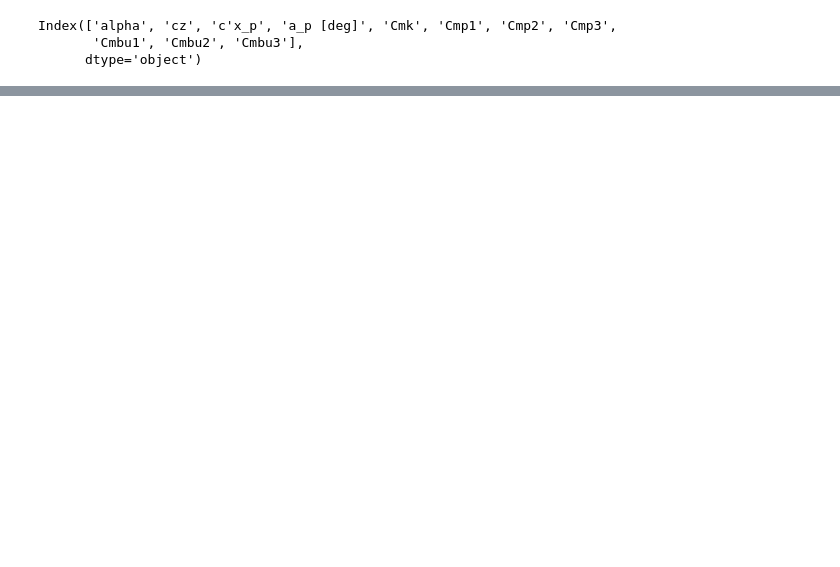
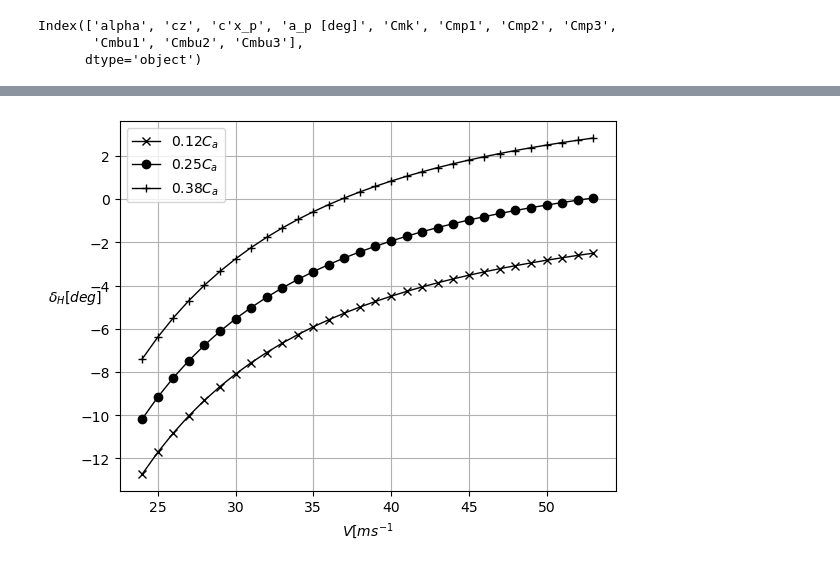
Before and after one commit to mahromir/FLIGHT_MECHANICS, a Jupyter notebook: proj9/src/bipol_proj9.ipynb, the cells around one changed output, grey strips where cells are left out. Cells and saved outputs as stored; diff of their text form; code cells hidden in the pictures; blank space fills up the shorter version.

```diff
--- a/proj9/src/bipol_proj9.ipynb
+++ b/proj9/src/bipol_proj9.ipynb
@@ -55,0 +91,39 @@ ax.set_xlim([0, 1.6])
+# %%
+import numpy as np
+# velocity range
+vel_range = np.arange(24, 54, 1)
+# cz range depending on velocity
+cz_vel = [get_cz(v) for v in vel_range]
+
+# delta_h values
+delta_h_v = pd.DataFrame()
+delta_h_v["vel"] = vel_range
+delta_h_v["cz"] = cz_vel
+# delta_h_v[""]
+# %%
+
+for delta, kappa, cmbu in zip(deltas, kappas, cmbus):
+    # print(get_prop(cmbu), get_prop(kappa))
+    for i, cz_val in enumerate(cz_vel):
+        # get_prop(cmbu), get_prop(kappa), get_prop(azh)
+        # print(delta, kappa, azh, cmbu)
+        delta_h_v.at[i, delta] = delta_h(get_prop(cmbu), get_prop(kappa),  cz_val)
+# %%
+import matplotlib.pyplot as plt
+
+fig,ax = plt.subplots()
+
+ax.plot(delta_h_v["vel"], delta_h_v["delta_h1"]*180/3.14, label = "$0.12 C_a$",color = "black", marker = "x", linewidth = 1)
+ax.plot(delta_h_v["vel"], delta_h_v["delta_h2"]*180/3.14, label = "$0.25 C_a$",color = "black", marker = "o", linewidth = 1)
+ax.plot(delta_h_v["vel"], delta_h_v["delta_h3"]*180/3.14, label = "$0.38 C_a$",color = "black", marker = "+", linewidth = 1)
+
+# ax.set_title()
+ax.set_xlabel("$V[ms^{-1}$")
+ax.set_ylabel("$\delta_H [deg$]", rotation = 0)
+ax.grid(True)
+ax.legend()
+# ax.set_xlim([0, 1.6])
+
+plt.savefig("../latex_raport/imgs/delta_h_v.jpg", dpi = 200)
+# %% [output]
+[figure, added]
```
Also changed, not shown: parts of 8 cells of this notebook, 3 other files.
